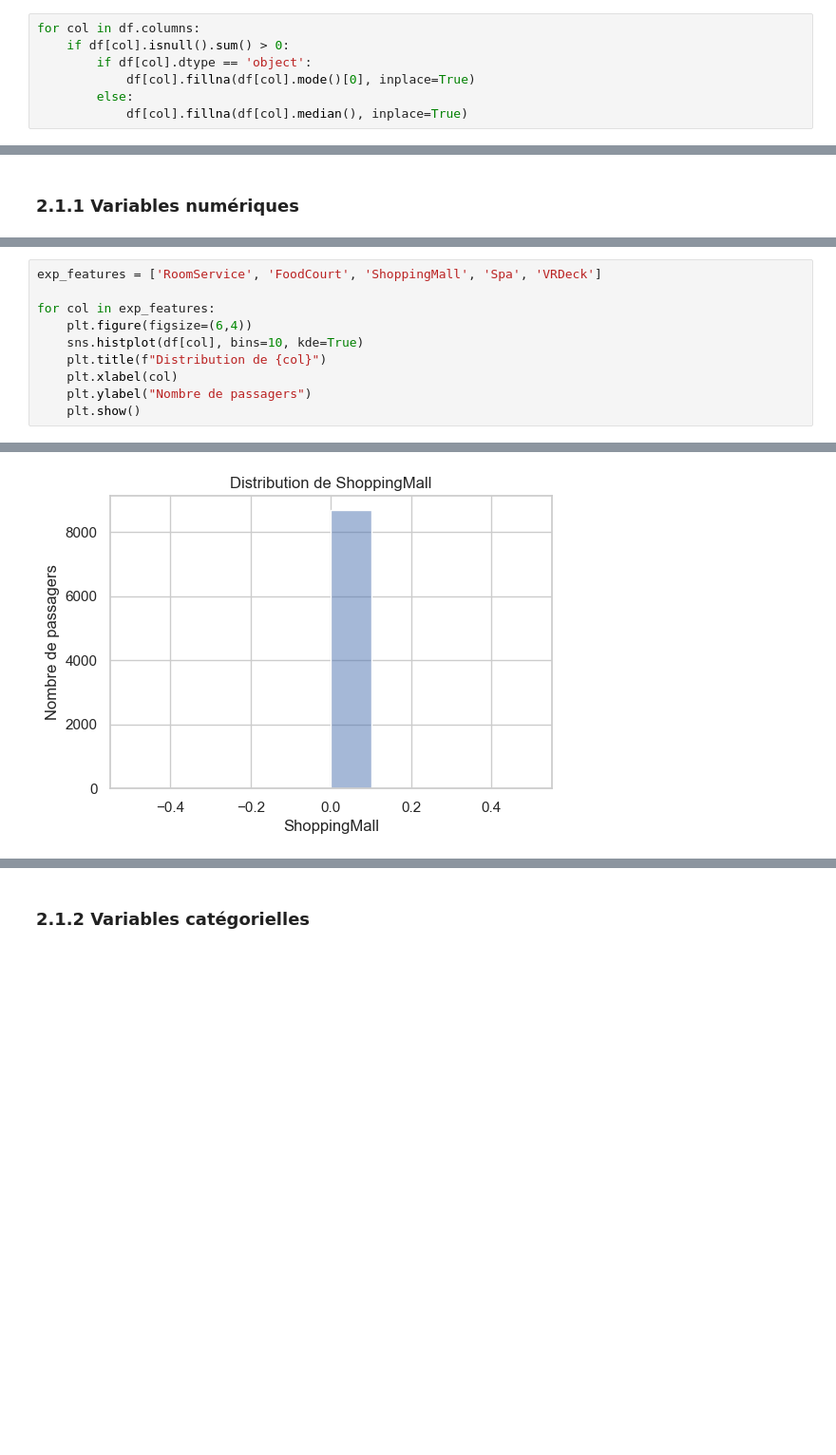
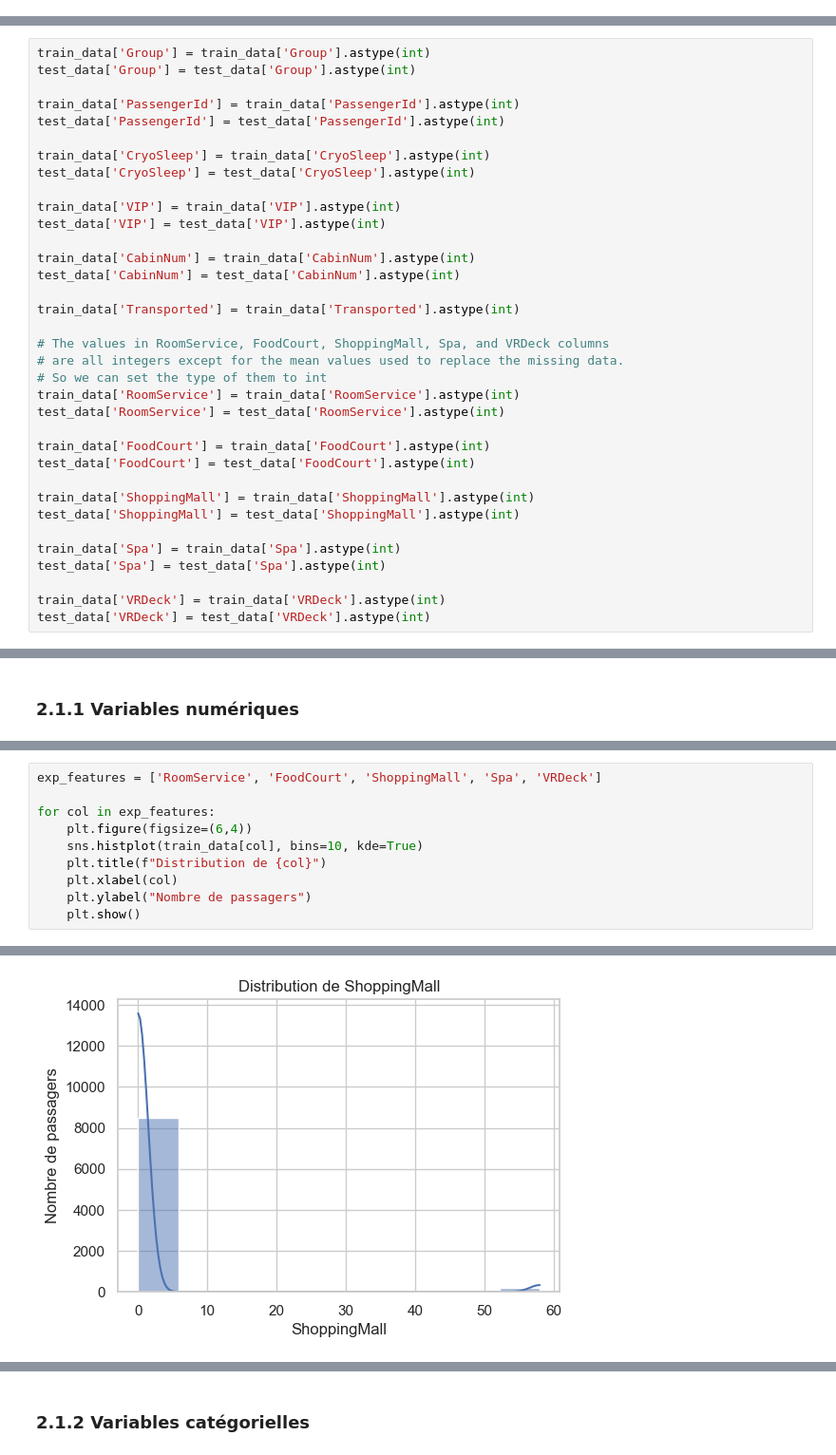
Before and after one commit to kcamaradanso/BIG_DATA, a Jupyter notebook: NEWCODE0202.ipynb, the cells around one changed output, grey strips where cells are left out. Shown at 95% size. Drawn from its saved outputs; the diff is of its cells as text; blank space fills up the shorter version.

```diff
--- a/NEWCODE0202.ipynb
+++ b/NEWCODE0202.ipynb
@@ -214,9 +316,2 @@ VRDeck : 1201 valeurs aberrantes détectées
 # %% [markdown]
 Les valeurs manquantes sont imputées : la médiane pour les variables numériques et la modalité la plus fréquente (mode) pour les variables catégorielles. Cette étape est essentielle pour garantir la qualité des analyses ultérieures.
-# %%
-for col in df.columns:
-    if df[col].isnull().sum() > 0:
-        if df[col].dtype == 'object':
-            df[col].fillna(df[col].mode()[0], inplace=True)
-        else:
-            df[col].fillna(df[col].median(), inplace=True)
@@ -277,3 +454,38 @@ df.head()
+# %%
+train_data['Group'] = train_data['Group'].astype(int)
+test_data['Group'] = test_data['Group'].astype(int)
+
+train_data['PassengerId'] = train_data['PassengerId'].astype(int)
+test_data['PassengerId'] = test_data['PassengerId'].astype(int)
+
+train_data['CryoSleep'] = train_data['CryoSleep'].astype(int)
+test_data['CryoSleep'] = test_data['CryoSleep'].astype(int)
+
+train_data['VIP'] = train_data['VIP'].astype(int)
+test_data['VIP'] = test_data['VIP'].astype(int)
+
+train_data['CabinNum'] = train_data['CabinNum'].astype(int)
+test_data['CabinNum'] = test_data['CabinNum'].astype(int)
+
+train_data['Transported'] = train_data['Transported'].astype(int)
+
+# The values in RoomService, FoodCourt, ShoppingMall, Spa, and VRDeck columns
+# are all integers except for the mean values used to replace the missing data.
+# So we can set the type of them to int
+train_data['RoomService'] = train_data['RoomService'].astype(int)
+test_data['RoomService'] = test_data['RoomService'].astype(int)
+
+train_data['FoodCourt'] = train_data['FoodCourt'].astype(int)
+test_data['FoodCourt'] = test_data['FoodCourt'].astype(int)
+
+train_data['ShoppingMall'] = train_data['ShoppingMall'].astype(int)
+test_data['ShoppingMall'] = test_data['ShoppingMall'].astype(int)
+
+train_data['Spa'] = train_data['Spa'].astype(int)
+test_data['Spa'] = test_data['Spa'].astype(int)
+
+train_data['VRDeck'] = train_data['VRDeck'].astype(int)
+test_data['VRDeck'] = test_data['VRDeck'].astype(int)
 # %% [markdown]
 # 2. Statistiques descriptives
 
@@ -294,7 +506,7 @@ exp_features = ['RoomService', 'FoodCourt', 'ShoppingMall', 'Spa', 'VRDeck']
 
 for col in exp_features:
     plt.figure(figsize=(6,4))
-    sns.histplot(df[col], bins=10, kde=True)
+    sns.histplot(train_data[col], bins=10, kde=True)
     plt.title(f"Distribution de {col}")
     plt.xlabel(col)
     plt.ylabel("Nombre de passagers")
@@ -305 +517 @@ for col in exp_features:
-[figure, old version]
+[figure, new version]
```
Also changed, not shown: parts of 29 cells of this notebook.
